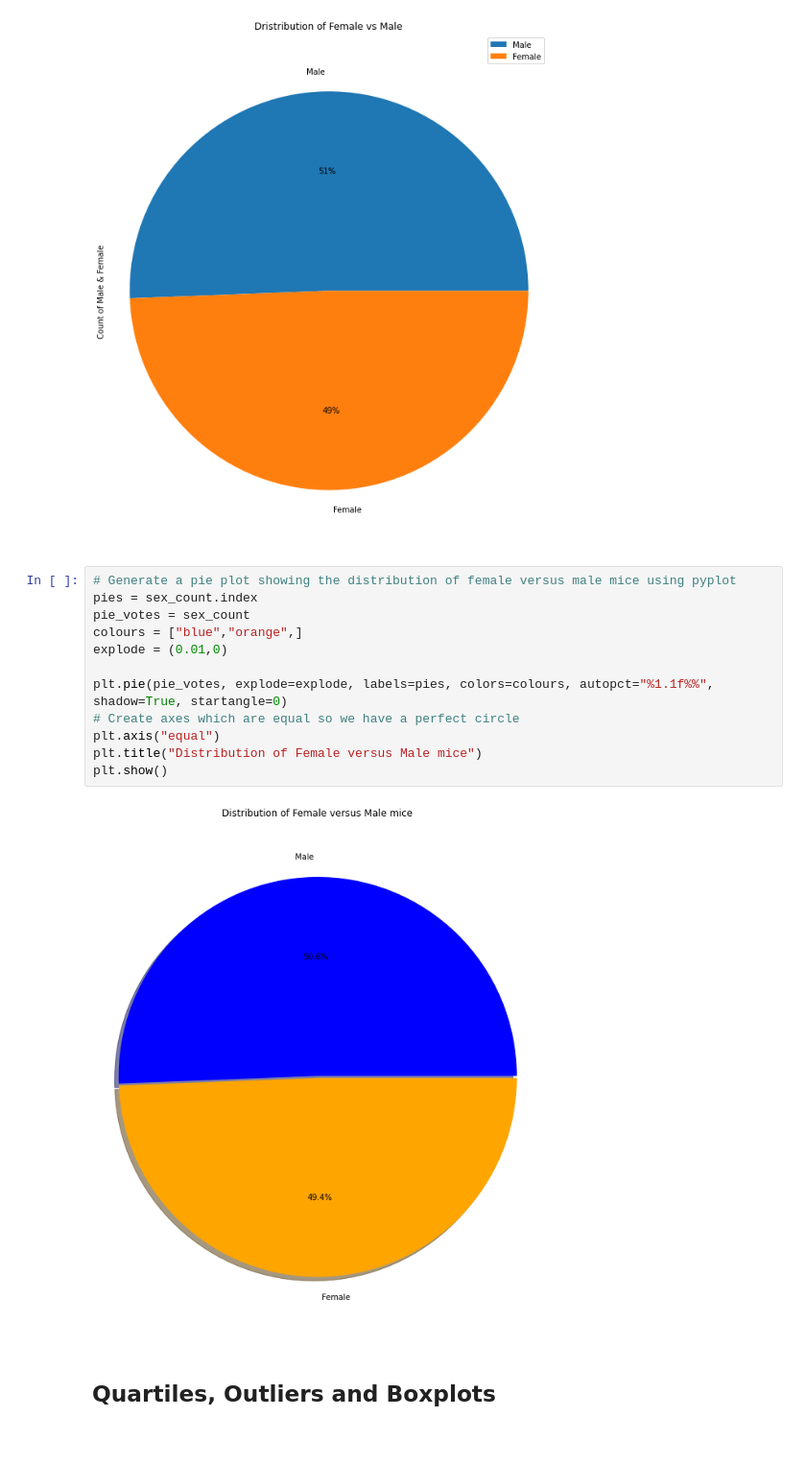
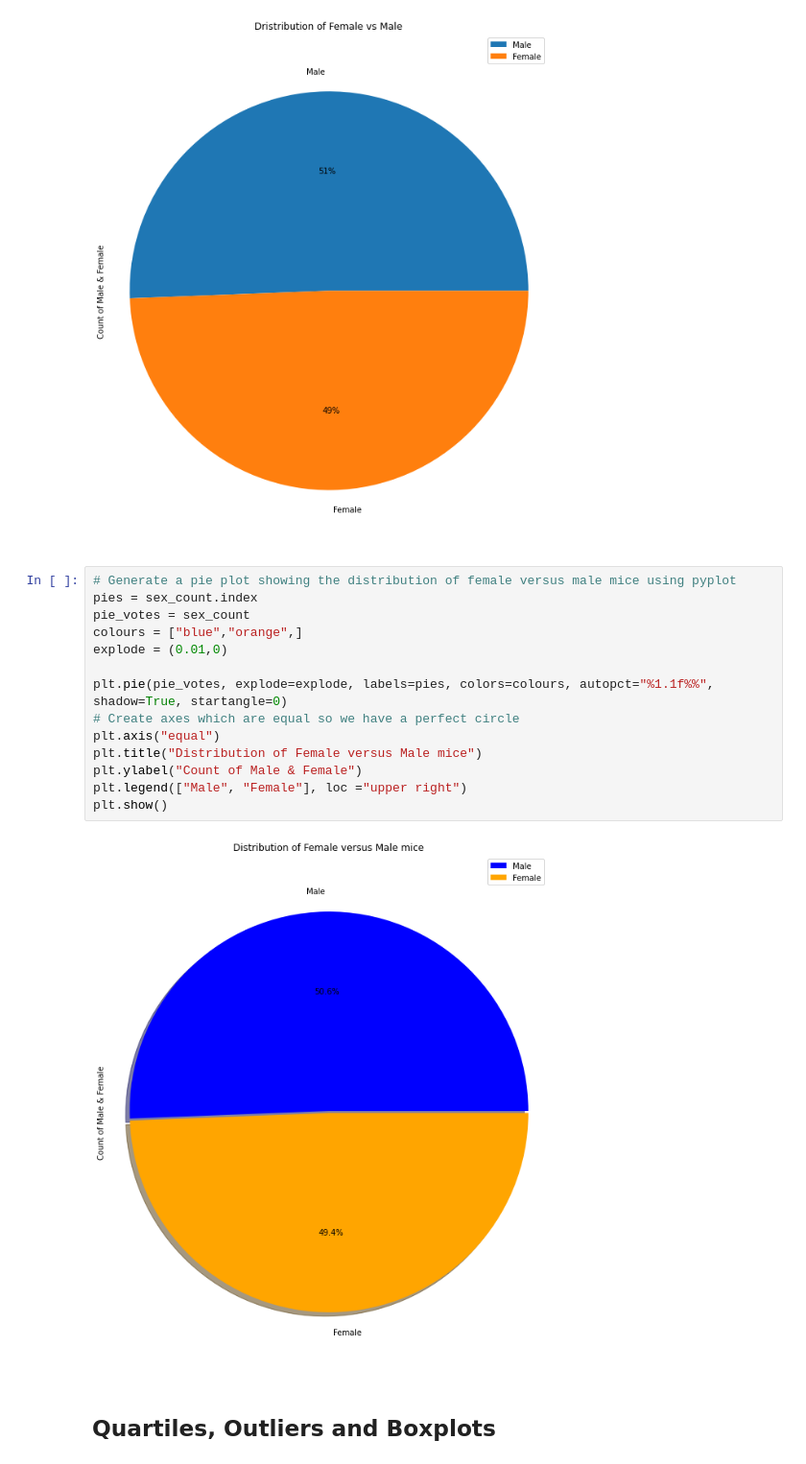
Before and after one commit to mmparvez/Matplotlib-challenge, a Jupyter notebook: pymaceuticals_starter.ipynb, the cells around one changed output. Shown at 96% size. Drawn from its saved outputs; the diff is of its cells as text.

```diff
--- a/pymaceuticals_starter.ipynb
+++ b/pymaceuticals_starter.ipynb
@@ -179,17 +179,19 @@ plt.show()
 # %%
 # Generate a pie plot showing the distribution of female versus male mice using pyplot
 pies = sex_count.index
 pie_votes = sex_count
 colours = ["blue","orange",]
 explode = (0.01,0)
 
 plt.pie(pie_votes, explode=explode, labels=pies, colors=colours, autopct="%1.1f%%", shadow=True, startangle=0)
 # Create axes which are equal so we have a perfect circle
 plt.axis("equal")
 plt.title("Distribution of Female versus Male mice")
+plt.ylabel("Count of Male & Female")
+plt.legend(["Male", "Female"], loc ="upper right")
 plt.show()
 # %% [output]
-[figure, old version]
+[figure, new version]
 # %% [markdown]
 ## Quartiles, Outliers and Boxplots
 # %%
```
Also changed, not shown: parts of 5 cells of this notebook.
